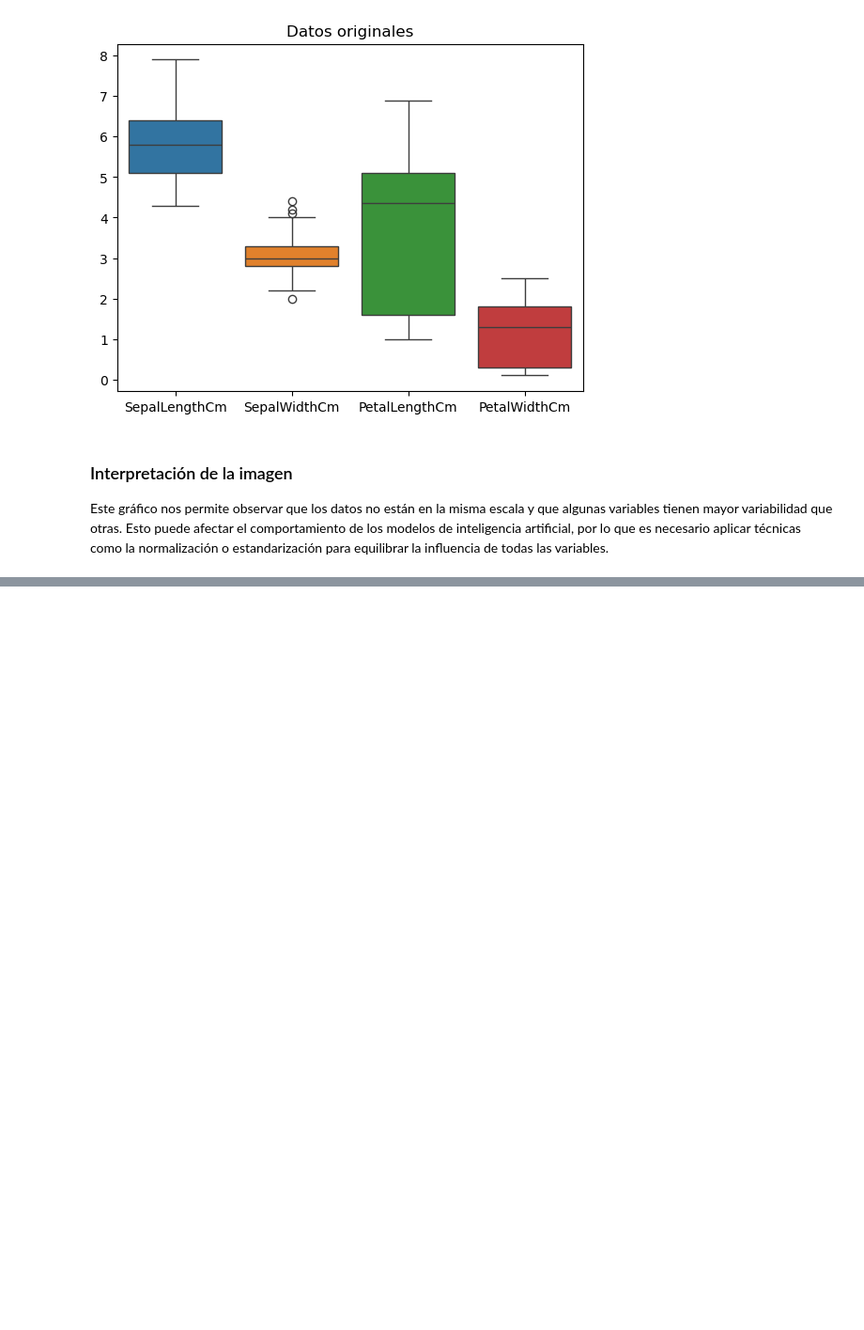
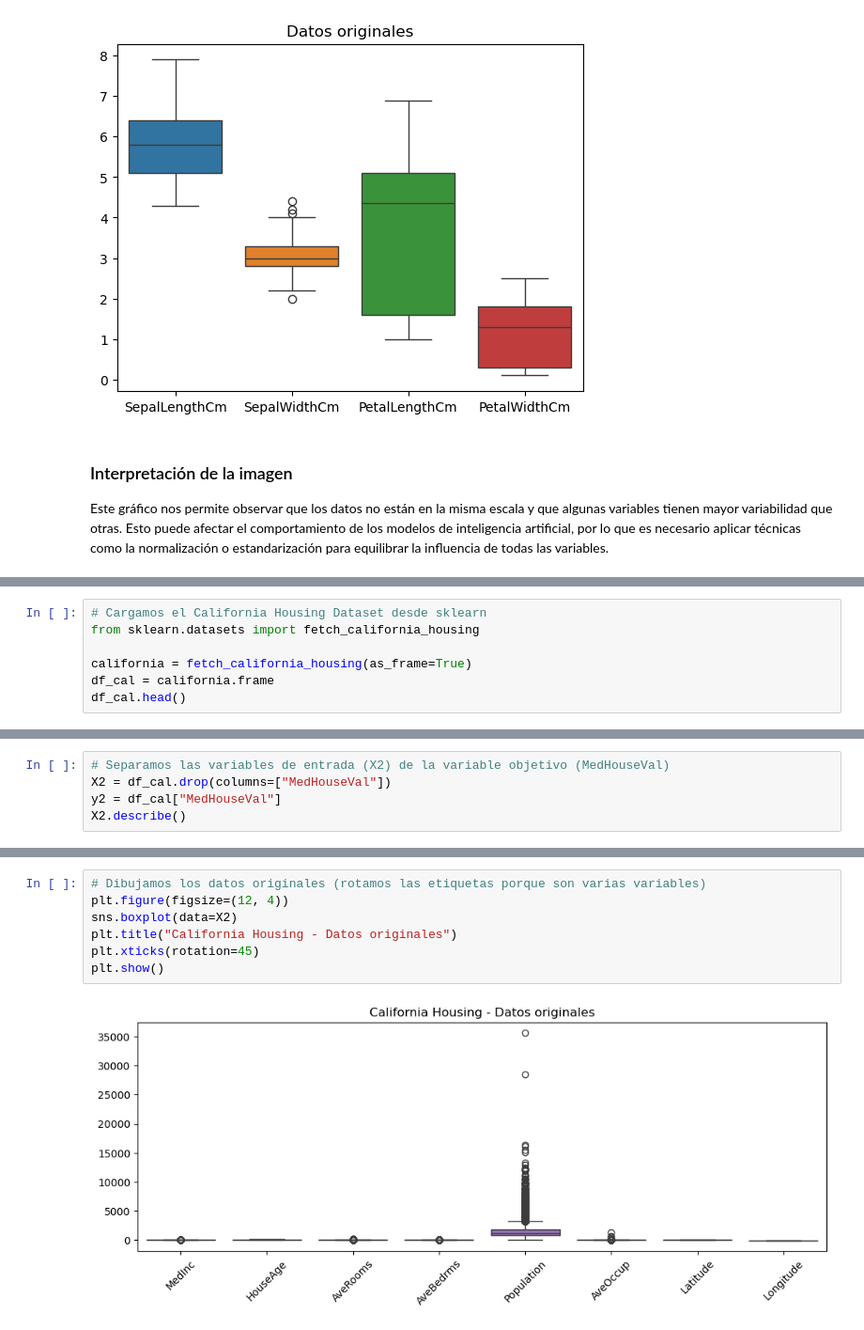
Before and after one commit to Vierita23/machinelearning, a Jupyter notebook: Ejercicio_Practico.ipynb, the cells around one changed output, grey strips where cells are left out. Shown at 94% size. Cells and saved outputs as stored; diff of their text form; blank space fills up the shorter version.

```diff
--- a/Ejercicio_Practico.ipynb
+++ b/Ejercicio_Practico.ipynb
@@ -248,0 +243,7 @@ plt.show()
+# %%
+# Cargamos el California Housing Dataset desde sklearn
+from sklearn.datasets import fetch_california_housing
+
+california = fetch_california_housing(as_frame=True)
+df_cal = california.frame
+df_cal.head()
@@ -248,0 +289,5 @@ plt.show()
+# %%
+# Separamos las variables de entrada (X2) de la variable objetivo (MedHouseVal)
+X2 = df_cal.drop(columns=["MedHouseVal"])
+y2 = df_cal["MedHouseVal"]
+X2.describe()
@@ -248,0 +308,9 @@ plt.show()
+# %%
+# Dibujamos los datos originales (rotamos las etiquetas porque son varias variables)
+plt.figure(figsize=(12, 4))
+sns.boxplot(data=X2)
+plt.title("California Housing - Datos originales")
+plt.xticks(rotation=45)
+plt.show()
+# %% [output]
+[figure, added]
```
Also changed, not shown: parts of 33 cells of this notebook, 3 other files.
